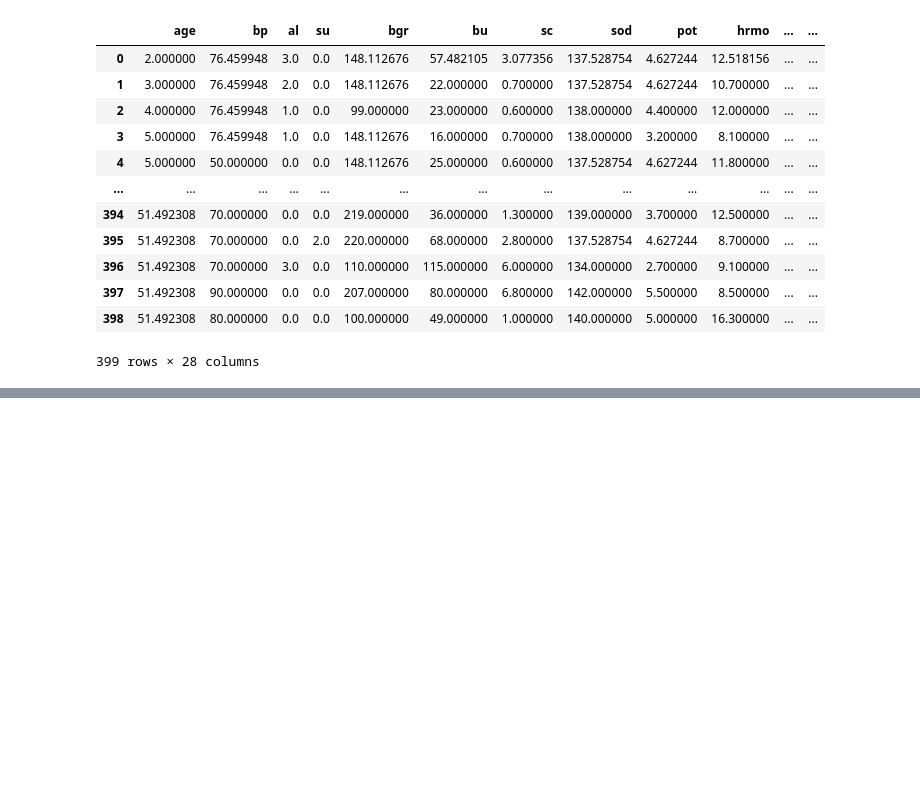
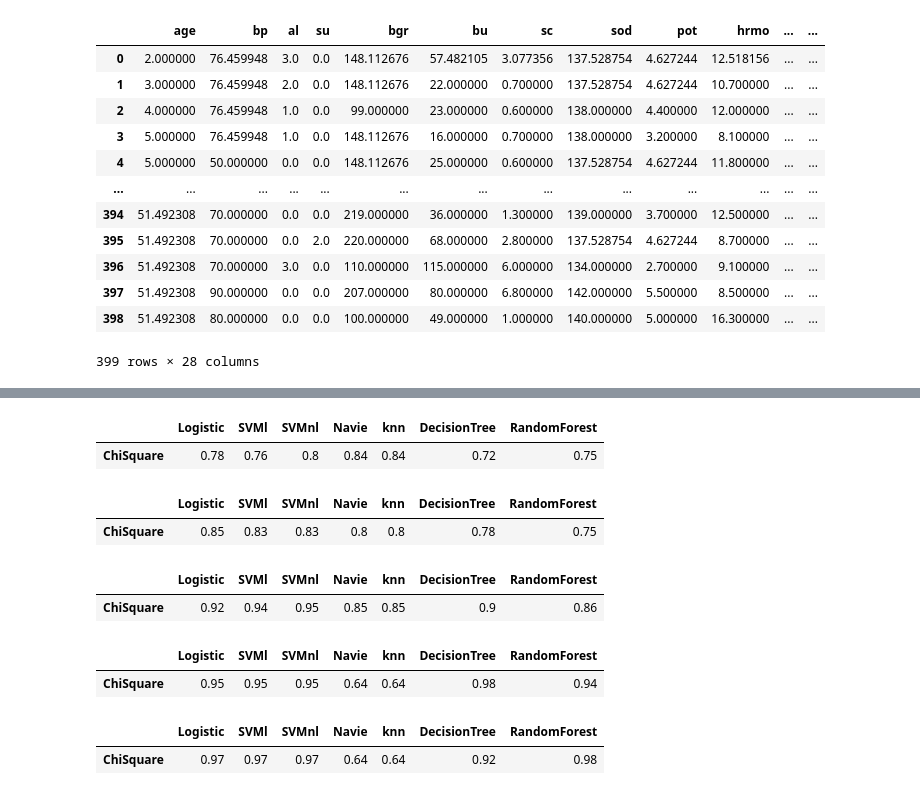
Before and after one commit to SusendherR/Machine-learning-Feature-Selection, a Jupyter notebook: Selectk_Classification.ipynb, the cells around one changed output, grey strips where cells are left out. Cells and saved outputs as stored; diff of their text form; code cells hidden in the pictures; blank space fills up the shorter version.

```diff
--- a/Selectk_Classification.ipynb
+++ b/Selectk_Classification.ipynb
@@ -141,0 +204,30 @@ NameError: name 'classifier' is not defined
+# %%
+#3
+result
+# %% [output]
+|  | Logistic | SVMl | SVMnl | Navie | knn | DecisionTree | RandomForest |
+| ChiSquare | 0.78 | 0.76 | 0.8 | 0.84 | 0.84 | 0.72 | 0.75 |
+# %%
+#4
+result
+# %% [output]
+|  | Logistic | SVMl | SVMnl | Navie | knn | DecisionTree | RandomForest |
+| ChiSquare | 0.85 | 0.83 | 0.83 | 0.8 | 0.8 | 0.78 | 0.75 |
+# %%
+#5
+result
+# %% [output]
+|  | Logistic | SVMl | SVMnl | Navie | knn | DecisionTree | RandomForest |
+| ChiSquare | 0.92 | 0.94 | 0.95 | 0.85 | 0.85 | 0.9 | 0.86 |
+# %%
+#6
+result
+# %% [output]
+|  | Logistic | SVMl | SVMnl | Navie | knn | DecisionTree | RandomForest |
+| ChiSquare | 0.95 | 0.95 | 0.95 | 0.64 | 0.64 | 0.98 | 0.94 |
+# %%
+#7
+result
+# %% [output]
+|  | Logistic | SVMl | SVMnl | Navie | knn | DecisionTree | RandomForest |
+| ChiSquare | 0.97 | 0.97 | 0.97 | 0.64 | 0.64 | 0.92 | 0.98 |
```
Also changed, not shown: parts of 18 cells of this notebook, 1 other file.
